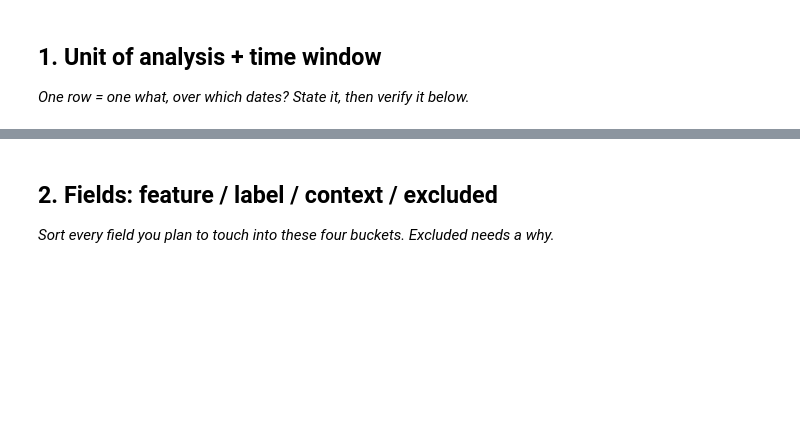
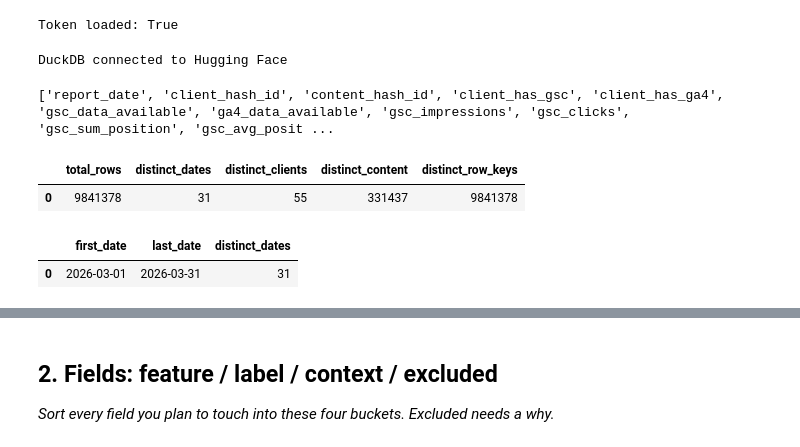
Before and after one commit to lakeshkumarkhatri/flyrank-ml, a Jupyter notebook: work/notebooks/w03_data_contract.ipynb, the cells around one changed output, grey strips where cells are left out. Saved outputs shown, nothing was run; the diff lists cells and outputs as text; code cells hidden in the pictures; blank space fills up the shorter version.

```diff
--- a/work/notebooks/w03_data_contract.ipynb
+++ b/work/notebooks/w03_data_contract.ipynb
@@ -6,7 +6,3 @@
 This skeleton is yours to fill. Work the sections **in order** — each one has a one-line hint. Simple words, honest numbers.
 
 > Working with an AI assistant? Tell it to read `skills/README.md` first and load the one skill this assignment names on its card.
-# %% [markdown]
-## 1. Unit of analysis + time window
-
-*One row = one what, over which dates? State it, then verify it below.*
@@ -15,0 +9,72 @@ This skeleton is yours to fill. Work the sections **in order** — each one has
+# %%
+from google.colab import userdata
+
+HF_TOKEN = userdata.get("HF_TOKEN")
+!pip -q install duckdb
+
+print("Token loaded:", HF_TOKEN is not None)
+# %% [output]
+Token loaded: True
+# %%
+import duckdb
+
+con = duckdb.connect()
+
+con.execute(
+    "CREATE SECRET (TYPE huggingface, TOKEN ?)",
+    [HF_TOKEN]
+)
+
+print("DuckDB connected to Hugging Face")
+# %% [output]
+DuckDB connected to Hugging Face
+# %%
+schema = con.sql(f"""
+    DESCRIBE
+    SELECT *
+    FROM read_parquet(
+        '{rel}/fact_content_daily_performance/**/*.parquet'
+    )
+""").df()
+
+print(schema["column_name"].tolist())
+# %% [output]
+['report_date', 'client_hash_id', 'content_hash_id', 'client_has_gsc', 'client_has_ga4', 'gsc_data_available', 'ga4_data_available', 'gsc_impressions', 'gsc_clicks', 'gsc_sum_position', 'gsc_avg_posit ...
+# %%
+check = con.sql(f"""
+    SELECT
+        COUNT(*) AS total_rows,
+        COUNT(DISTINCT report_date) AS distinct_dates,
+        COUNT(DISTINCT client_hash_id) AS distinct_clients,
+        COUNT(DISTINCT content_hash_id) AS distinct_content,
+        COUNT(DISTINCT (
+            CAST(report_date AS VARCHAR) || '|' ||
+            client_hash_id || '|' ||
+            content_hash_id
+        )) AS distinct_row_keys
+    FROM read_parquet(
+        '{rel}/fact_content_daily_performance/**/*.parquet'
+    )
+    WHERE month = '2026-03'
+""").df()
+
+check
+# %% [output]
+|  | total_rows | distinct_dates | distinct_clients | distinct_content | distinct_row_keys |
+| 0 | 9841378 | 31 | 55 | 331437 | 9841378 |
+# %%
+date_check = con.sql(f"""
+    SELECT
+        MIN(report_date) AS first_date,
+        MAX(report_date) AS last_date,
+        COUNT(DISTINCT report_date) AS distinct_dates
+    FROM read_parquet(
+        '{rel}/fact_content_daily_performance/**/*.parquet'
+    )
+    WHERE month = '2026-03'
+""").df()
+
+date_check
+# %% [output]
+|  | first_date | last_date | distinct_dates |
+| 0 | 2026-03-01 | 2026-03-31 | 31 |
```
Also changed, not shown: parts of 3 cells of this notebook.
